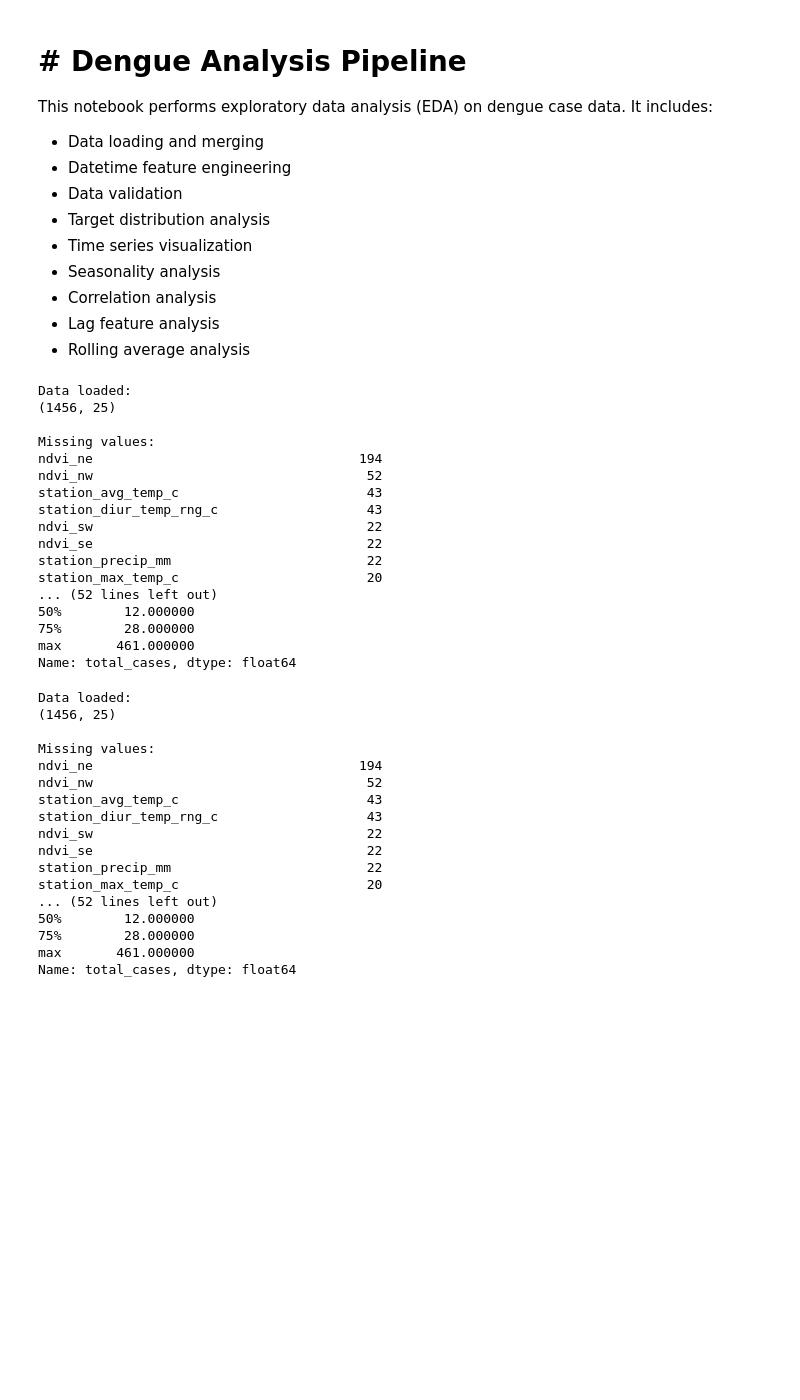
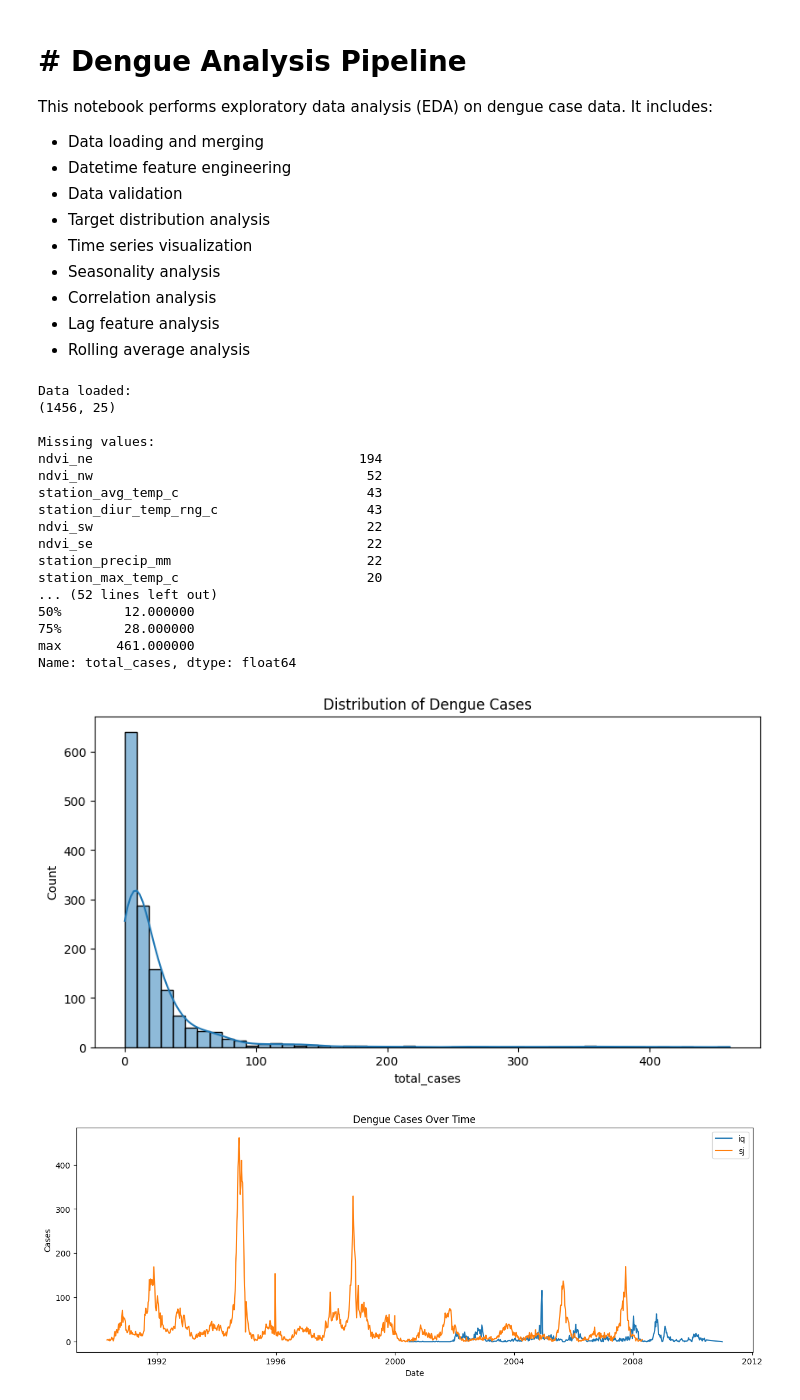
Before and after one commit to jocgaray/Minicompetition-Dengue-Fever, a Jupyter notebook: notebooks/DengueFever-Pipeline.ipynb, the cells around one changed output. Saved outputs shown, nothing was run; the diff lists cells and outputs as text; code cells hidden in the pictures; blank space fills up the shorter version.

```diff
--- a/notebooks/DengueFever-Pipeline.ipynb
+++ b/notebooks/DengueFever-Pipeline.ipynb
@@ -20,7 +20,7 @@ import numpy as np
 import pandas as pd
 import seaborn as sns
 
-savePlotfile = True
+savePlotfile = False
 # %%
 @dataclass
 class DengueAnalysisPipeline:
@@ -252,56 +252,40 @@ class DengueAnalysisPipeline:
             plt.show()
 
         return self
-# %% [output]
-Data loaded:
-(1456, 25)
-
-Missing values:
-ndvi_ne                                  194
-ndvi_nw                                   52
-station_avg_temp_c                        43
-station_diur_temp_rng_c                   43
-ndvi_sw                                   22
-ndvi_se                                   22
-station_precip_mm                         22
-station_max_temp_c                        20
-... (52 lines left out)
-50%        12.000000
-75%        28.000000
-max       461.000000
-Name: total_cases, dtype: float64
 # %%
 pipeline = (
     DengueAnalysisPipeline(
-        features_path="data/dengue_features_train.csv",
-        labels_path="data/dengue_labels_train.csv",
+        features_path="../data/dengue_features_train.csv",
+        labels_path="../data/dengue_labels_train.csv",
     )
     .load_data()
     .create_datetime()
     .validate_data()
     .characterize_target()
     .visualize_time_series()
     .analyze_seasonality()
     .correlation_analysis()
     .lagged_correlation_analysis()
     .lag_analysis()
     .rolling_analysis()
 )
 # %% [output]
 Data loaded:
 (1456, 25)
 
 Missing values:
 ndvi_ne                                  194
 ndvi_nw                                   52
 station_avg_temp_c                        43
 station_diur_temp_rng_c                   43
 ndvi_sw                                   22
 ndvi_se                                   22
 station_precip_mm                         22
 station_max_temp_c                        20
 ... (52 lines left out)
 50%        12.000000
 75%        28.000000
 max       461.000000
 Name: total_cases, dtype: float64
+[figure, added]
+[figure, added]
```
Also changed, not shown: parts of 10 cells of this notebook, 1 other file.
